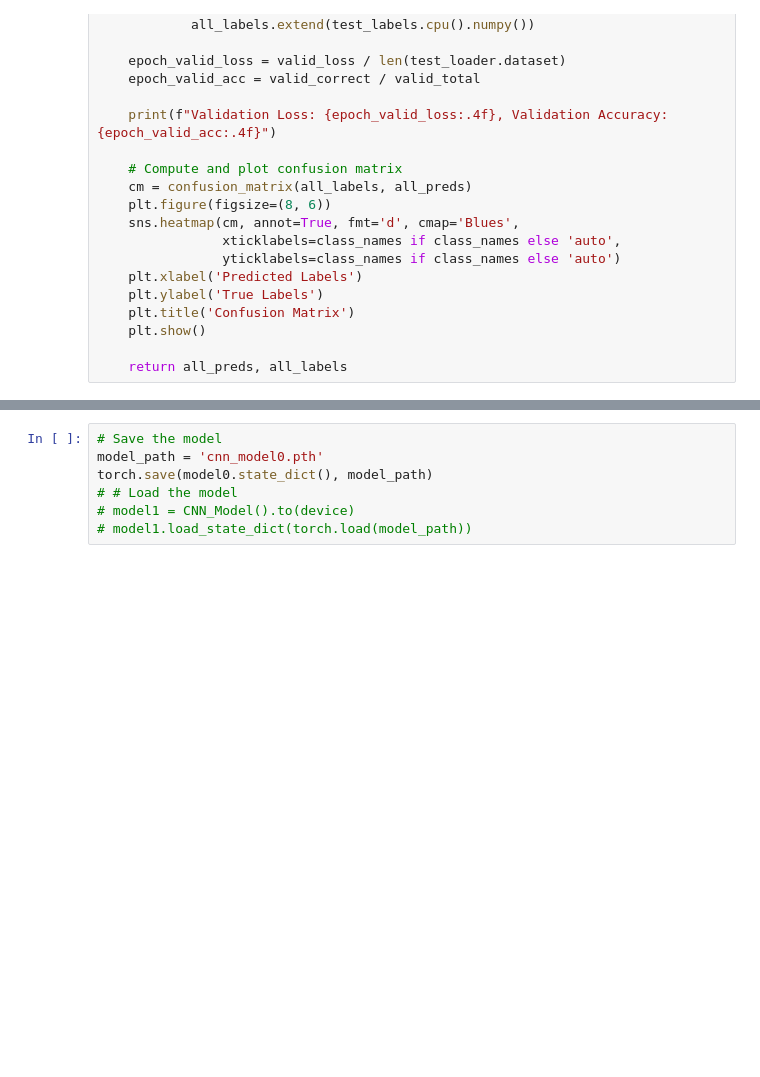
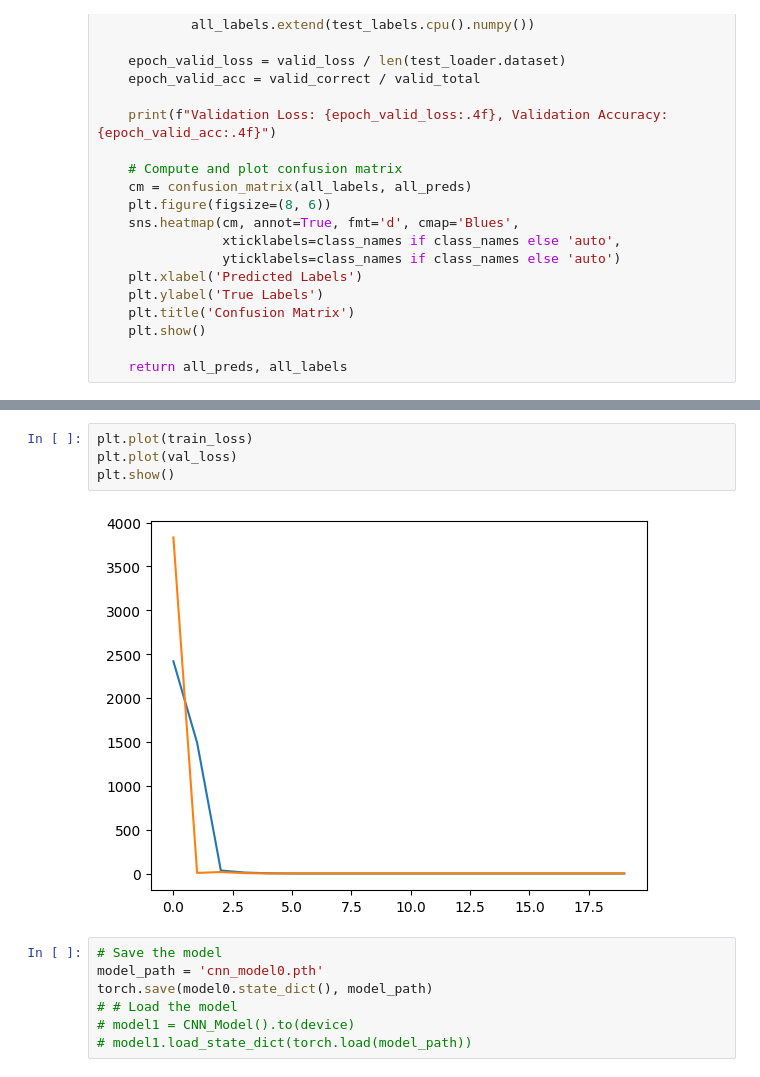
Before and after one commit to AfrozSaqlain/Eccentricity_vs_Lensed, a Jupyter notebook: notebooks/cnn.ipynb, the cells around one changed output, grey strips where cells are left out. Drawn from its saved outputs; the diff is of its cells as text; blank space fills up the shorter version.

```diff
--- a/notebooks/cnn.ipynb
+++ b/notebooks/cnn.ipynb
@@ -281,3 +290,9 @@ Validation Loss: 0.3377, Validation Accuracy: 0.9222
+# %%
+plt.plot(train_loss)
+plt.plot(val_loss)
+plt.show()
+# %% [output]
+[figure, added]
 # %%
 # Save the model
 model_path = 'cnn_model0.pth'
```
Also changed, not shown: parts of 7 cells of this notebook, 10 other files.
